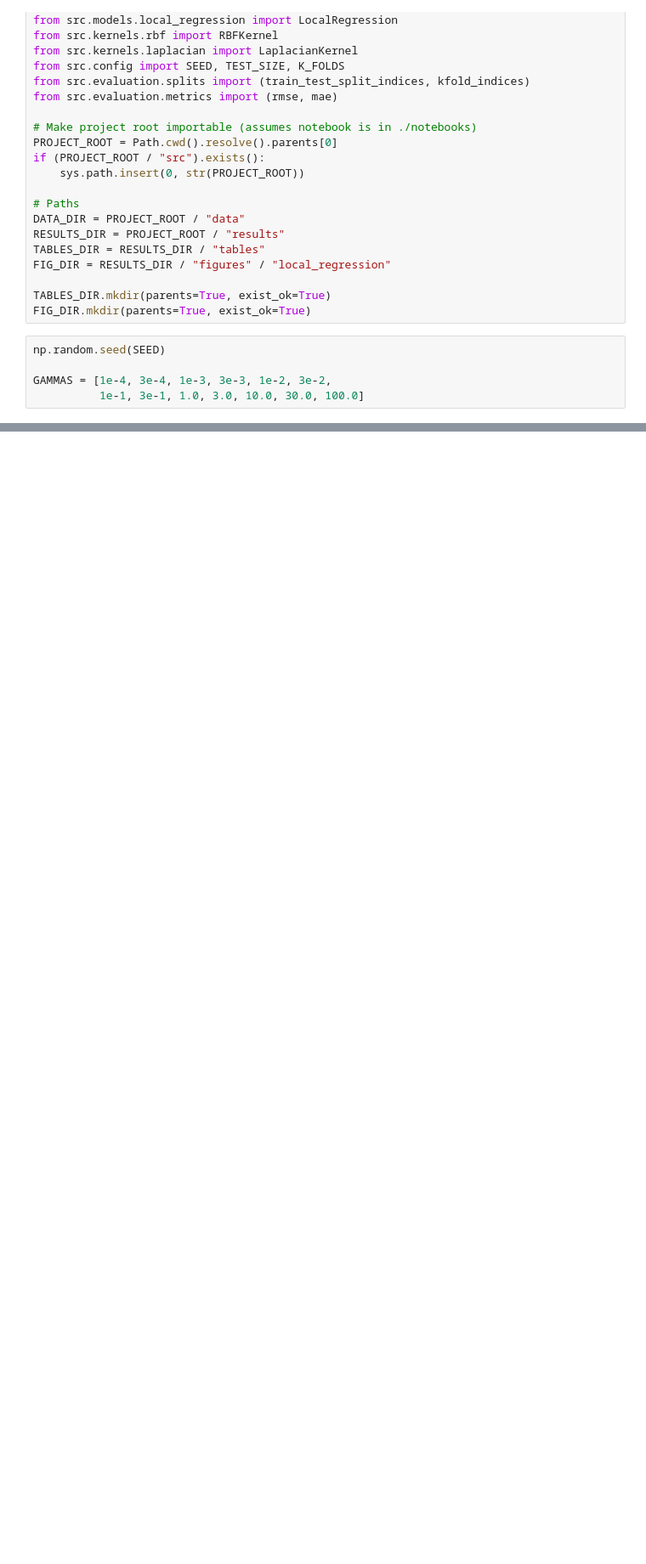
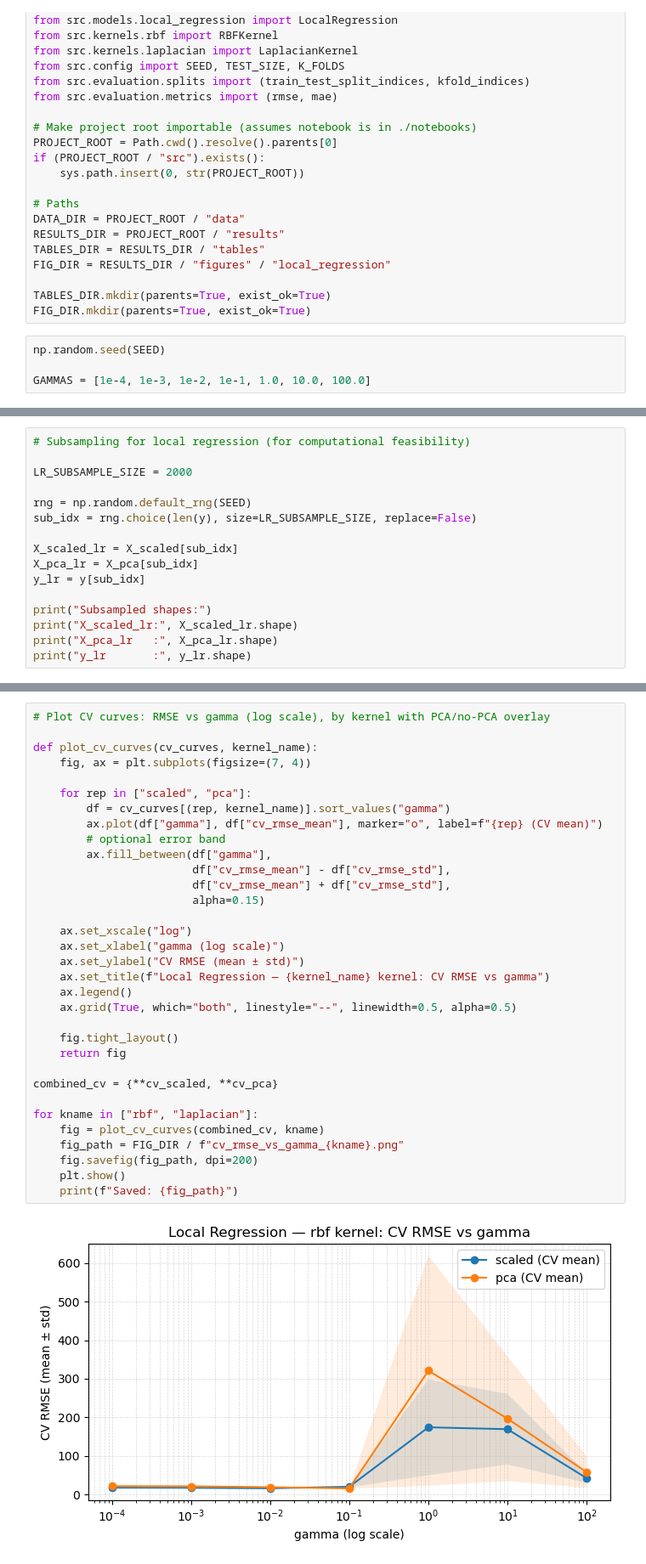
Before and after one commit to dimanaStoyanova7/kernel-regression-dim-reduction, a Jupyter notebook: notebooks/20_local_regression_results.ipynb, the cells around one changed output, grey strips where cells are left out. Shown at 85% size. Saved outputs shown, nothing was run; the diff lists cells and outputs as text; blank space fills up the shorter version.

Commit message:
ran experiments for local regression with and without dim. reduction and with 2 different kernels; saved results and visuals

```diff
--- a/notebooks/20_local_regression_results.ipynb
+++ b/notebooks/20_local_regression_results.ipynb
@@ -46,8 +53,7 @@ FIG_DIR.mkdir(parents=True, exist_ok=True)
 # %%
 np.random.seed(SEED)
 
-GAMMAS = [1e-4, 3e-4, 1e-3, 3e-3, 1e-2, 3e-2,
-          1e-1, 3e-1, 1.0, 3.0, 10.0, 30.0, 100.0]
+GAMMAS = [1e-4, 1e-3, 1e-2, 1e-1, 1.0, 10.0, 100.0]
 # %%
 # Load preprocessed data
 
@@ -68,0 +76,16 @@ print("y:", y.shape)
+# %%
+# Subsampling for local regression (for computational feasibility)
+
+LR_SUBSAMPLE_SIZE = 2000
+
+rng = np.random.default_rng(SEED)
+sub_idx = rng.choice(len(y), size=LR_SUBSAMPLE_SIZE, replace=False)
+
+X_scaled_lr = X_scaled[sub_idx]
+X_pca_lr = X_pca[sub_idx]
+y_lr = y[sub_idx]
+
+print("Subsampled shapes:")
+print("X_scaled_lr:", X_scaled_lr.shape)
+print("X_pca_lr   :", X_pca_lr.shape)
+print("y_lr       :", y_lr.shape)
@@ -68,0 +201,35 @@ print("y:", y.shape)
+# %%
+# Plot CV curves: RMSE vs gamma (log scale), by kernel with PCA/no-PCA overlay
+
+def plot_cv_curves(cv_curves, kernel_name):
+    fig, ax = plt.subplots(figsize=(7, 4))
+
+    for rep in ["scaled", "pca"]:
+        df = cv_curves[(rep, kernel_name)].sort_values("gamma")
+        ax.plot(df["gamma"], df["cv_rmse_mean"], marker="o", label=f"{rep} (CV mean)")
+        # optional error band
+        ax.fill_between(df["gamma"],
+                        df["cv_rmse_mean"] - df["cv_rmse_std"],
+                        df["cv_rmse_mean"] + df["cv_rmse_std"],
+                        alpha=0.15)
+
+    ax.set_xscale("log")
+    ax.set_xlabel("gamma (log scale)")
+    ax.set_ylabel("CV RMSE (mean ± std)")
+    ax.set_title(f"Local Regression — {kernel_name} kernel: CV RMSE vs gamma")
+    ax.legend()
+    ax.grid(True, which="both", linestyle="--", linewidth=0.5, alpha=0.5)
+
+    fig.tight_layout()
+    return fig
+
+combined_cv = {**cv_scaled, **cv_pca}
+
+for kname in ["rbf", "laplacian"]:
+    fig = plot_cv_curves(combined_cv, kname)
+    fig_path = FIG_DIR / f"cv_rmse_vs_gamma_{kname}.png"
+    fig.savefig(fig_path, dpi=200)
+    plt.show()
+    print(f"Saved: {fig_path}")
+# %% [output]
+[figure, added]
```
Also changed, not shown: parts of 8 cells of this notebook, 4 other files.
